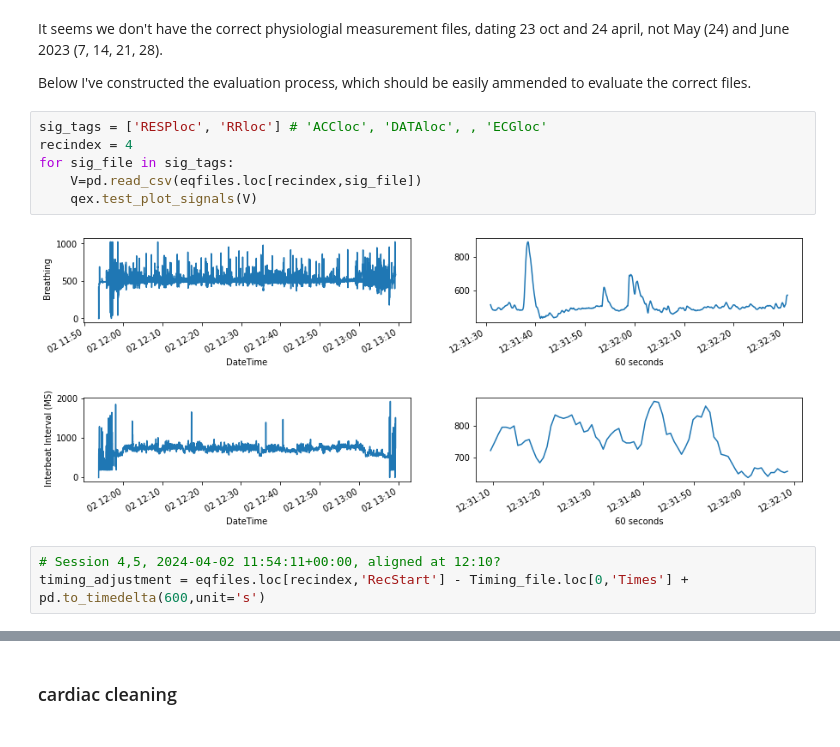
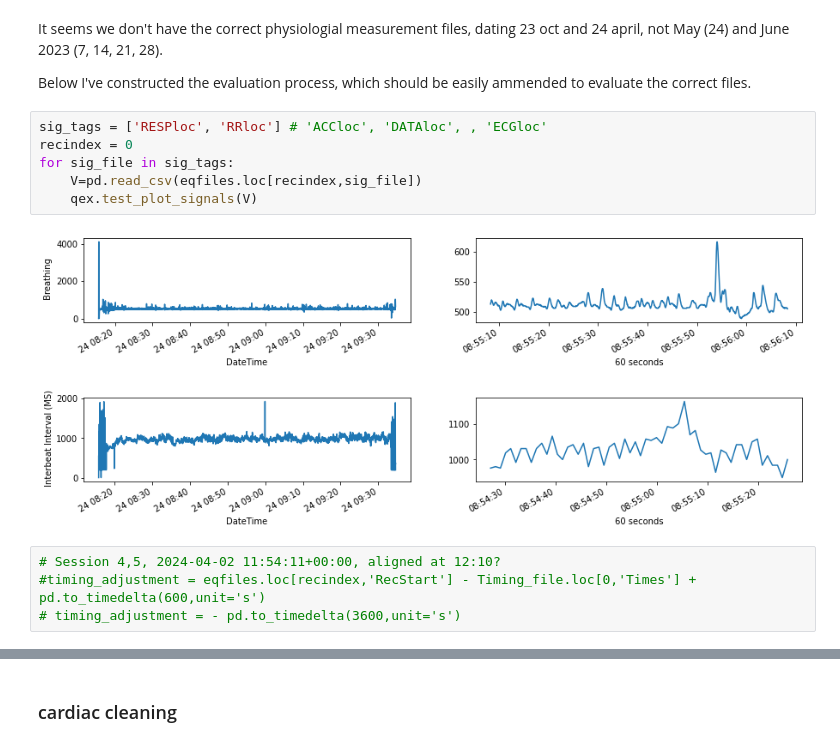
Before and after one commit to finn42/Session_sampling_phys, a Jupyter notebook: Initial_Processing.ipynb, the cells around one changed output, grey strips where cells are left out. Saved outputs shown, nothing was run; the diff lists cells and outputs as text.

```diff
--- a/Initial_Processing.ipynb
+++ b/Initial_Processing.ipynb
@@ -70,15 +84,16 @@ It seems we don't have the correct physiologial measurement files, dating 23 oct
 Below I've constructed the evaluation process, which should be easily ammended to evaluate the correct files.
 # %%
 sig_tags = ['RESPloc', 'RRloc'] # 'ACCloc', 'DATAloc', , 'ECGloc'
-recindex = 4
+recindex = 0
 for sig_file in sig_tags:
     V=pd.read_csv(eqfiles.loc[recindex,sig_file])
     qex.test_plot_signals(V)
 # %% [output]
-[figure, old version]
+[figure, new version]
-[figure, old version]
+[figure, new version]
 # %%
 # Session 4,5, 2024-04-02 11:54:11+00:00, aligned at 12:10?
-timing_adjustment = eqfiles.loc[recindex,'RecStart'] - Timing_file.loc[0,'Times'] + pd.to_timedelta(600,unit='s')
+#timing_adjustment = eqfiles.loc[recindex,'RecStart'] - Timing_file.loc[0,'Times'] + pd.to_timedelta(600,unit='s')
+# timing_adjustment = - pd.to_timedelta(3600,unit='s')
 # %%
 sig_tags = ['RESPloc', 'RRloc'] # 'ACCloc', 'DATAloc', , 'ECGloc'
```
Also changed, not shown: parts of 5 cells of this notebook, 11 other files.
